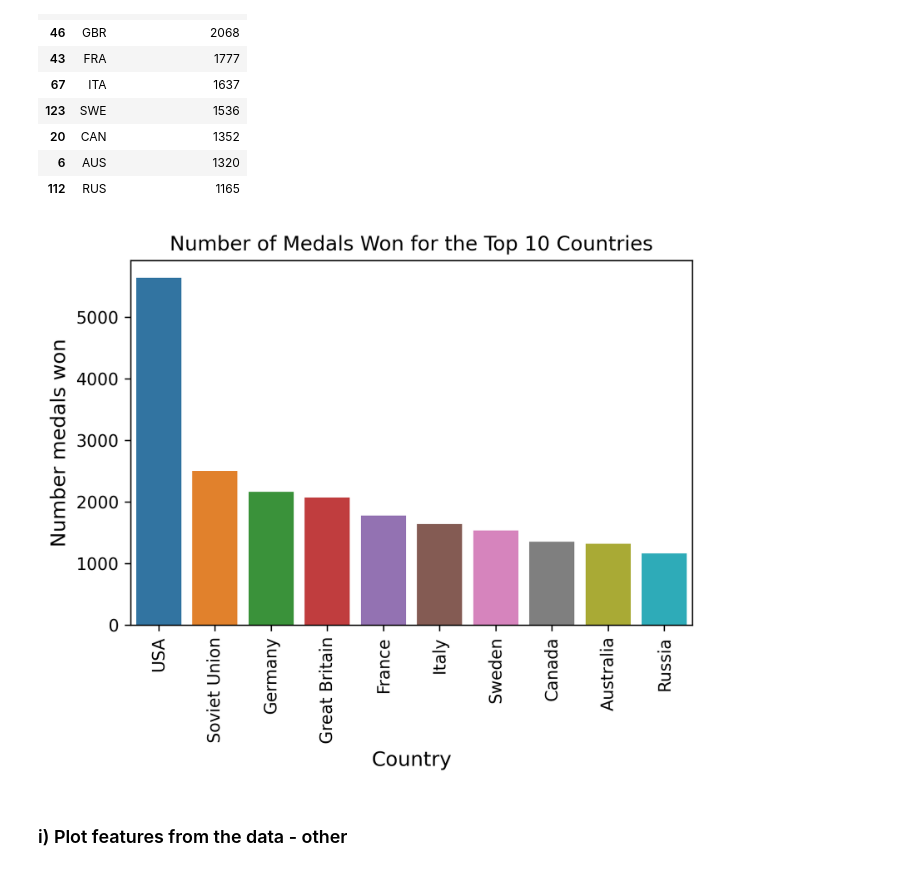
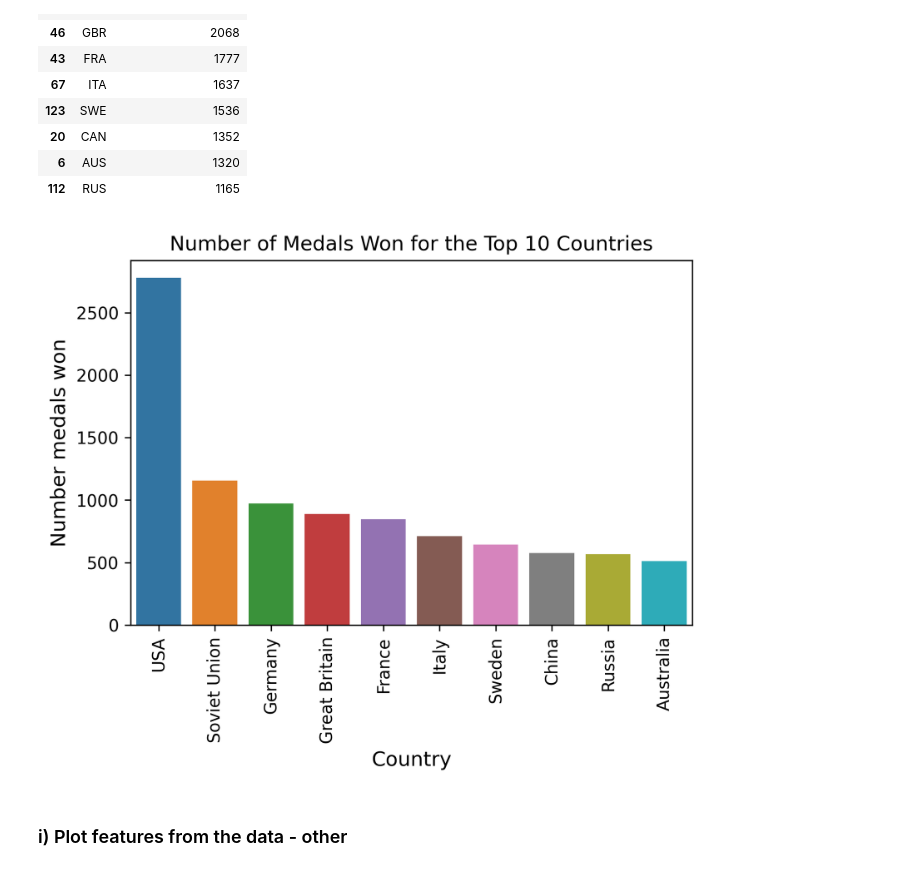
Before and after one commit to Anna-MariaSjolund/Databehandling-OS-projekt-Anna-MariaSjolund-ChristopherSeander, a Jupyter notebook: test_exercise0_A-M.ipynb, the cells around one changed output. Saved outputs shown, nothing was run; the diff lists cells and outputs as text; code cells hidden in the pictures.

Commit message:
Removed team sports from data and plotted number of medals

```diff
--- a/test_exercise0_A-M.ipynb
+++ b/test_exercise0_A-M.ipynb
@@ -244,3 +244,6 @@ Data columns (total 15 columns):
  14  Medal   39783 non-null  object
 dtypes: float64(3), int64(2), object(10)
 memory usage: 4.9+ MB
+# %%
+medals_count_per_sport = medals.drop_duplicates(subset=["Event", "Games", "Medal"])
+medals_count_per_sport
@@ -246,0 +264,3 @@ memory usage: 4.9+ MB
+# %%
+medals_count_per_sport = pd.DataFrame({"Number medals won": medals_count_per_sport["Medal"].groupby(medals_count_per_sport["NOC"]).count()}).reset_index()
+medals_count_per_sport
@@ -246,0 +281,4 @@ memory usage: 4.9+ MB
+# %%
+#Pick out the top 10 countries
+top_countries_per_sport = medals_count_per_sport.sort_values(by="Number medals won", ascending=False).head(10)
+top_countries_per_sport
@@ -280,24 +332,24 @@ top_countries
 # %%
 #TODO: Create function for setting properties for plots
 
 plt.figure(dpi=300, facecolor="white")
 
-fig = sns.barplot(data=top_countries,
+fig = sns.barplot(data=top_countries_per_sport,
                 x="NOC",
                 y="Number medals won"
                 )
 
 fig.set(title="Number of Medals Won for the Top 10 Countries",
         xticks=fig.get_xticks(),
         )
 fig.set_ylabel(fig.get_ylabel(), size=12)
 fig.set_xlabel("Country", size=12)
 
-_ = fig.set_xticklabels(["USA", "Soviet Union", "Germany", "Great Britain", "France", "Italy", "Sweden", "Canada", "Australia", "Russia"],
+_ = fig.set_xticklabels(["USA", "Soviet Union", "Germany", "Great Britain", "France", "Italy", "Sweden", "China", "Russia", "Australia"],
                     rotation=90
                     )
 # %% [output]
-[figure, old version]
+[figure, new version]
 # %% [markdown]
 ### i) Plot features from the data - other
 # %%
```
Also changed, not shown: parts of 5 cells of this notebook.
